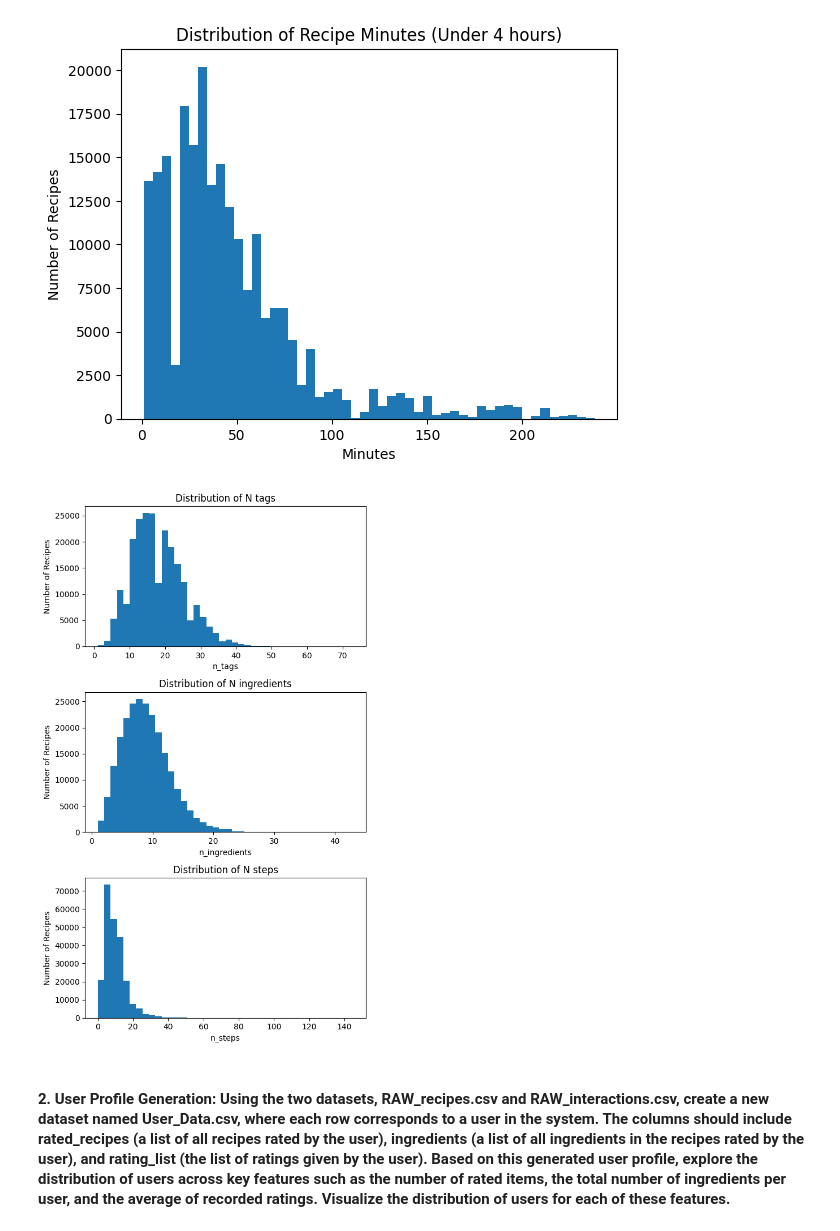
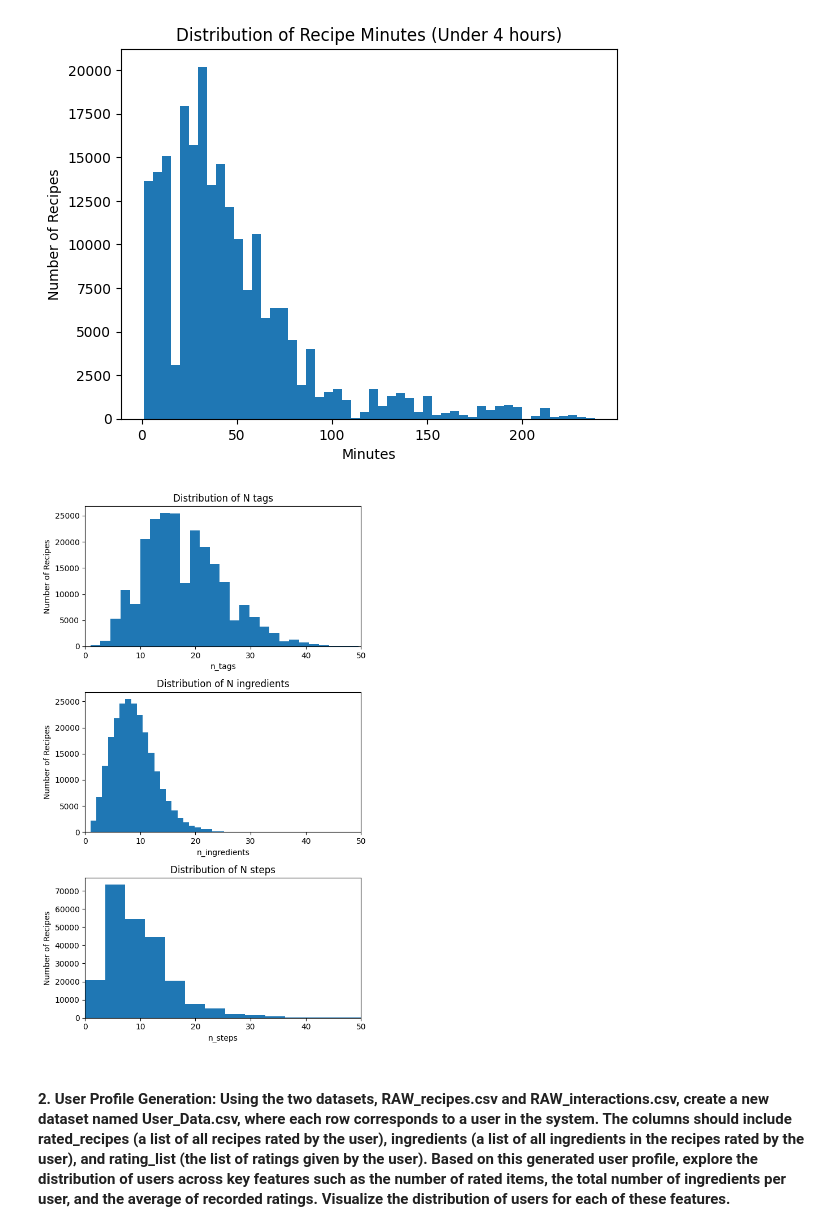
Before and after one commit to MattThePerson/NLP_Project_2024, a Jupyter notebook: pau_notebook.ipynb, the cells around one changed output. Saved outputs shown, nothing was run; the diff lists cells and outputs as text; code cells hidden in the pictures.

```diff
--- a/pau_notebook.ipynb
+++ b/pau_notebook.ipynb
@@ -72,14 +72,15 @@ plt.show()
 # %%
 fig, ax = plt.subplots(3, 1, figsize=(6, 10))
 for i, key in enumerate(['n_tags', 'n_ingredients', 'n_steps']):
     ax[i].hist(df_recipes[key], bins=40)
     ax[i].set_title(f'Distribution of {key.replace("_", " ").capitalize()}')
     ax[i].set_xlabel(key)
+    ax[i].set_xlim([0,50])
     ax[i].set_ylabel('Number of Recipes')
 plt.tight_layout()
 plt.show()
 # %% [output]
-[figure, old version]
+[figure, new version]
 # %% [markdown]
 #### 2. **User Profile Generation:** Using the two datasets, RAW_recipes.csv and RAW_interactions.csv, create a new dataset named User_Data.csv, where each row corresponds to a user in the system. The columns should include rated_recipes (a list of all recipes rated by the user), ingredients (a list of all ingredients in the recipes rated by the user), and rating_list (the list of ratings given by the user). Based on this generated user profile, explore the distribution of users across key features such as the number of rated items, the total number of ingredients per user, and the average of recorded ratings. Visualize the distribution of users for each of these features.
 # %%
```
Also changed, not shown: parts of 10 cells of this notebook.
